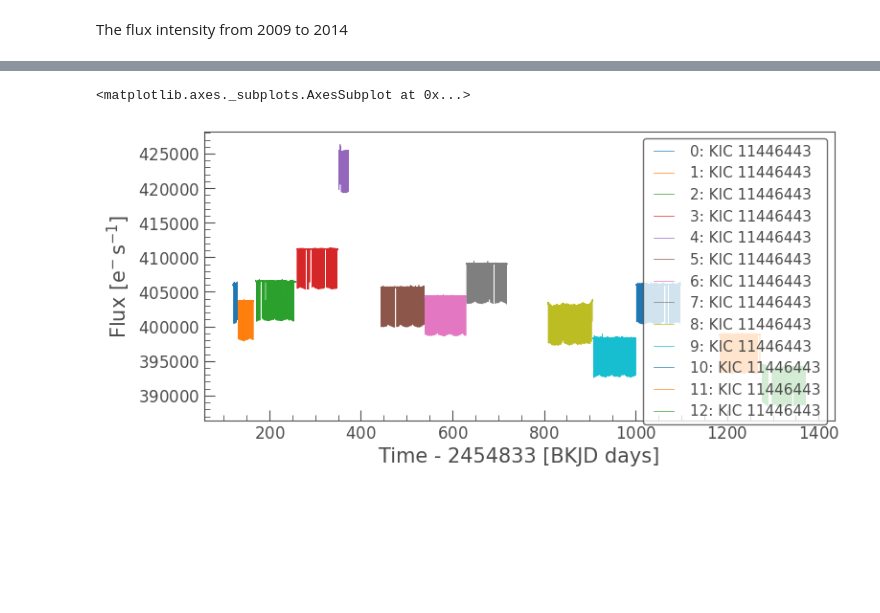
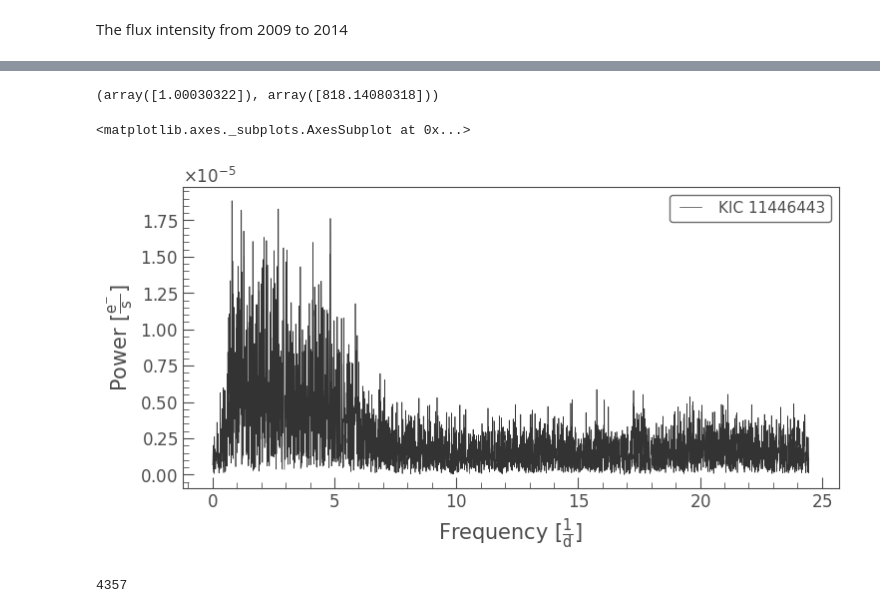
Before and after one commit to Srivardini11/lark, a Jupyter notebook: Light_curves_using_Lightkurve.ipynb, the cells around one changed output, grey strips where cells are left out. Drawn from its saved outputs; the diff is of its cells as text; code cells hidden in the pictures; blank space fills up the shorter version.

```diff
--- a/Light_curves_using_Lightkurve.ipynb
+++ b/Light_curves_using_Lightkurve.ipynb
@@ -25,4 +16,4 @@ Successfully installed SecretStorage-3.3.1 astroquery-0.4.4 cryptography-36.0.0
 # %%
-the_curve=lk.search_lightcurve("kplr011446443", author="Kepler", cadence="long",quarter=(0,1,2,3,4,5,6,7,8,9,10,11,12,13,14)).download_all()
-the_curve
+source = lk.search_lightcurve("kplr011446443", author="Kepler", cadence="long",quarter = 9).download().remove_nans()
+source
 # %% [output]
@@ -65,0 +53,2 @@ The flux intensity from 2009 to 2014
+# %%
+flatten_lc, trend_lc = source.flatten(window_length=101, polyorder=2, sigma=2.5,return_trend=True)
@@ -65,0 +60,3 @@ The flux intensity from 2009 to 2014
+# %%
+t_f_lc = flatten_lc.remove_outliers(sigma = 2.5)
+ax = t_f_lc.plot( label='Transit corrected PDCSAP Flux')
@@ -66,5 +92,16 @@ The flux intensity from 2009 to 2014
+# %%
+r_index = np.where(flux==flux.max())
+flux[r_index] , time[r_index]
+# %% [output]
+(array([1.00030322]), array([818.14080318]))
+# %%
+plc = t_f_lc.to_periodogram()
 # %%
-the_curve.plot()
+plc.plot()
 # %% [output]
 <matplotlib.axes._subplots.AxesSubplot at 0x...>
-[figure, old version]
+[figure, new version]
+# %%
+len(flux)
+# %% [output]
+4357
```
Also changed, not shown: parts of 18 cells of this notebook.
